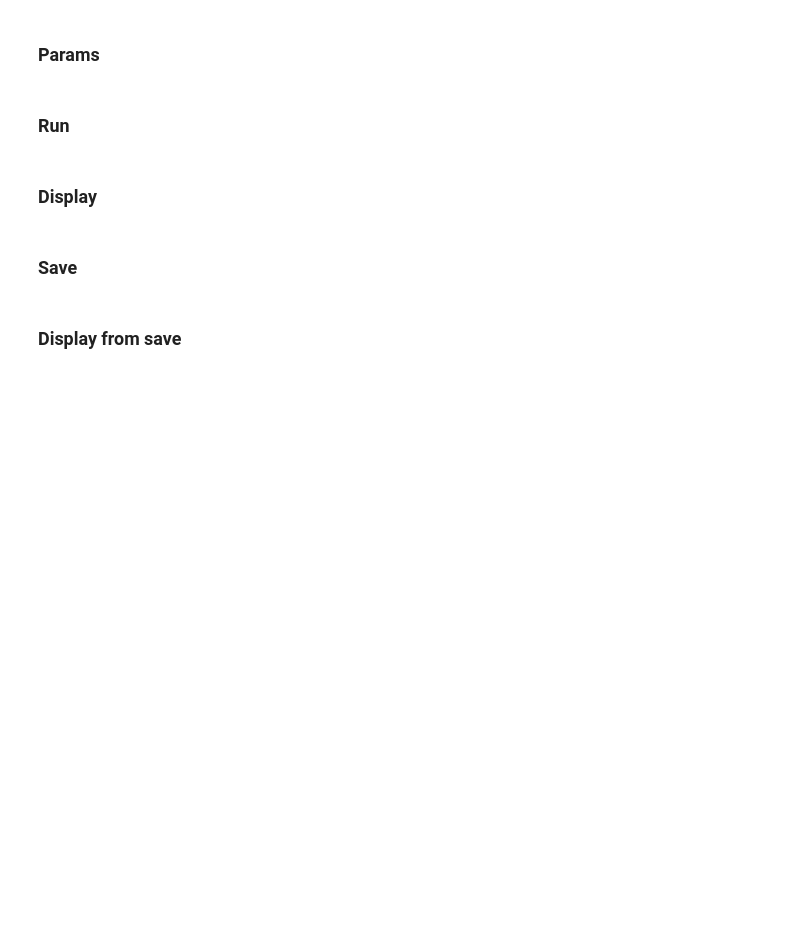
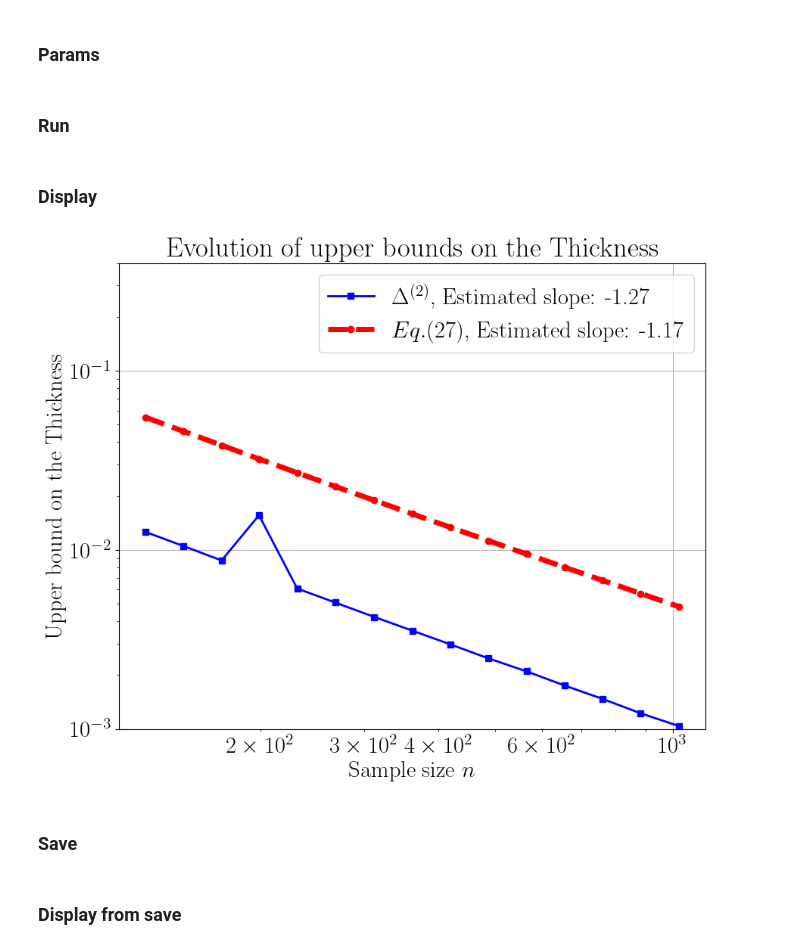
Before and after one commit to Davidson-Lova/approximate_full_conformal_prediction_RKHS, a Jupyter notebook: experiments/thickness/influence_func_cp.ipynb, the cells around one changed output. Cells and saved outputs as stored; diff of their text form; code cells hidden in the pictures; blank space fills up the shorter version.

```diff
--- a/experiments/thickness/influence_func_cp.ipynb
+++ b/experiments/thickness/influence_func_cp.ipynb
@@ -60,3 +15,0 @@ region_predictor = conformal_predictor.fit_predict(
-# %%
-confidence_control_level = 0.1
-prediction_region = region_predictor(confidence_control_level)
@@ -68,7 +15,0 @@ prediction_region
-# %%
-empirical_thickness_bound = interval_length(
-    prediction_region[0]["upper"] - prediction_region[0]["lower"]
-)
-theoretical_thickness_bound = conformal_predictor.thickness_upper_bound(
-    train_input_points, test_input_point
-)[0]
@@ -102,7 +37,7 @@ def sample_data(sample_size):
 
     return train_input_points, train_output_points, test_input_point, test_output_point
 # %%
-def run(sample_sizes, loss_name, loss_params):
+def run(sample_sizes, loss_name, loss_params, confidence_control_level):
     empirical_thickness_bounds = []
     theoretical_thickness_bounds = []
 
@@ -217,13 +152,15 @@ confidence_control_level = 0.1
 # %% [markdown]
 ### Run
 # %%
-# empirical_thickness_bounds, theoretical_thickness_bounds = run(
-#     sample_sizes, loss_name, loss_params
-# )
+empirical_thickness_bounds, theoretical_thickness_bounds = run(
+    sample_sizes, loss_name, loss_params, confidence_control_level
+)
 # %% [markdown]
 ### Display
 # %%
-# _ = display(sample_sizes, empirical_thickness_bounds, theoretical_thickness_bounds)
+_ = display(sample_sizes, empirical_thickness_bounds, theoretical_thickness_bounds)
+# %% [output]
+[figure, added]
 # %% [markdown]
 ### Save
 # %%
```
Also changed, not shown: parts of 10 cells of this notebook, 12 other files.
